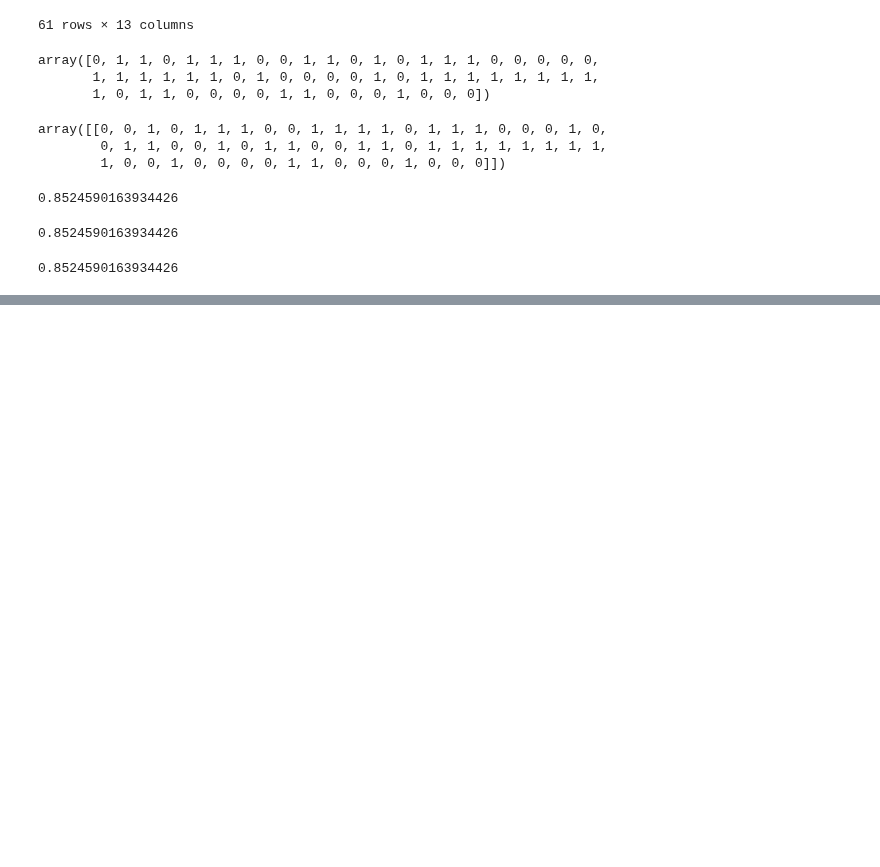
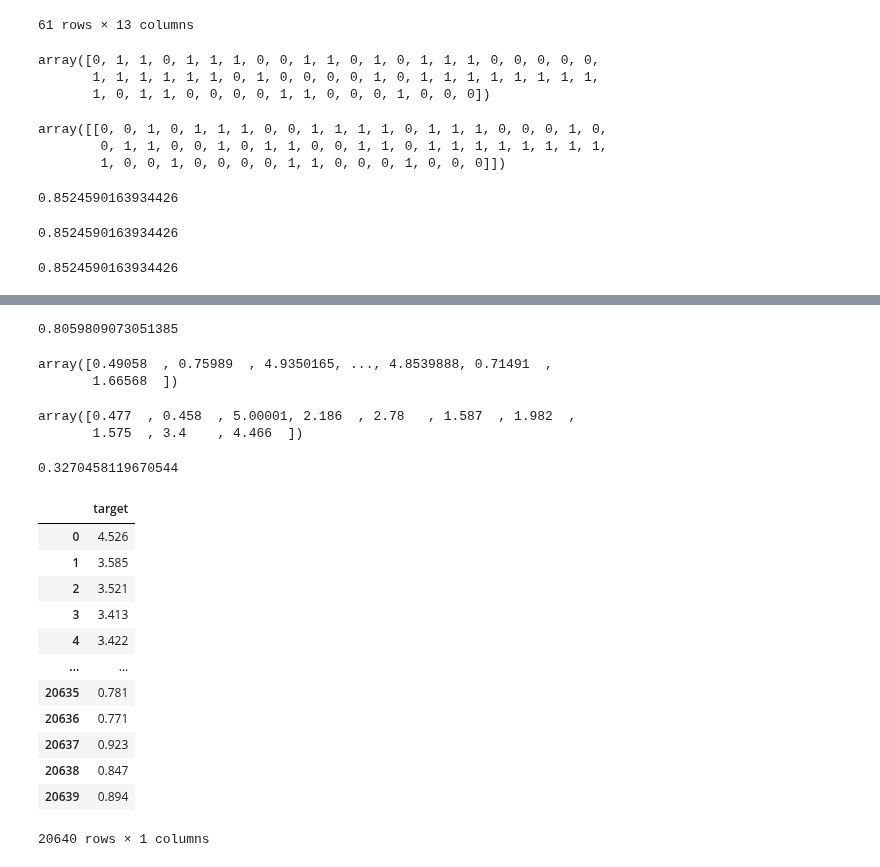
Before and after one commit to judgemongcal/ztm-machine-learning-course, a Jupyter notebook: scikit-learn/introduction-to-scikit-learn.ipynb, the cells around one changed output, grey strips where cells are left out. Cells and saved outputs as stored; diff of their text form; code cells hidden in the pictures; blank space fills up the shorter version.

```diff
--- a/scikit-learn/introduction-to-scikit-learn.ipynb
+++ b/scikit-learn/introduction-to-scikit-learn.ipynb
@@ -918,0 +946,50 @@ accuracy_score(y_test, y_preds)
+# %%
+from sklearn.ensemble import RandomForestRegressor
+
+np.random.seed(42)
+
+X = housing_df.drop("target", axis=1, level=0)
+y = housing_df["target"].values.ravel()
+
+X_train, X_test, y_train, y_test = train_test_split(X, y, test_size = 0.2)
+
+model = RandomForestRegressor(n_estimators=100)
+model.fit(X_train,y_train)
+
+model.score(X_test, y_test)
+# %% [output]
+0.8059809073051385
+# %%
+y_preds = model.predict(X_test)
+y_preds
+# %% [output]
+array([0.49058  , 0.75989  , 4.9350165, ..., 4.8539888, 0.71491  ,
+       1.66568  ])
+# %%
+np.array(y_test[:10])
+# %% [output]
+array([0.477  , 0.458  , 5.00001, 2.186  , 2.78   , 1.587  , 1.982  ,
+       1.575  , 3.4    , 4.466  ])
+# %%
+# Compare the predictions to the truth
+from sklearn.metrics import mean_absolute_error
+
+mean_absolute_error(y_test, y_preds)
+# %% [output]
+0.3270458119670544
+# %%
+housing_df["target"]
+# %% [output]
+|  | target |
+| 0 | 4.526 |
+| 1 | 3.585 |
+| 2 | 3.521 |
+| 3 | 3.413 |
+| 4 | 3.422 |
+| ... | ... |
+| 20635 | 0.781 |
+| 20636 | 0.771 |
+| 20637 | 0.923 |
+| 20638 | 0.847 |
+| 20639 | 0.894 |
+20640 rows × 1 columns
```
Also changed, not shown: parts of 5 cells of this notebook.
